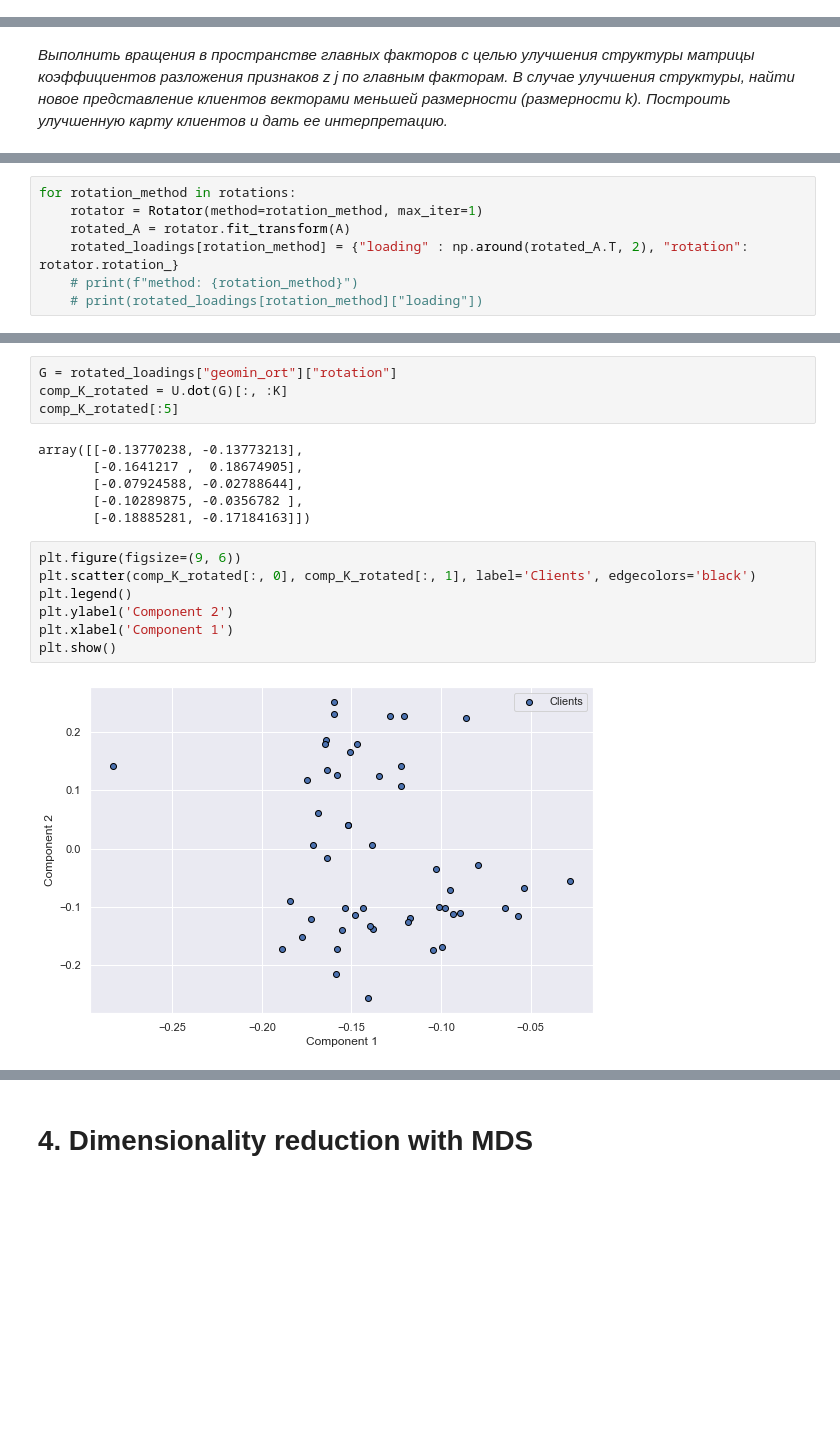
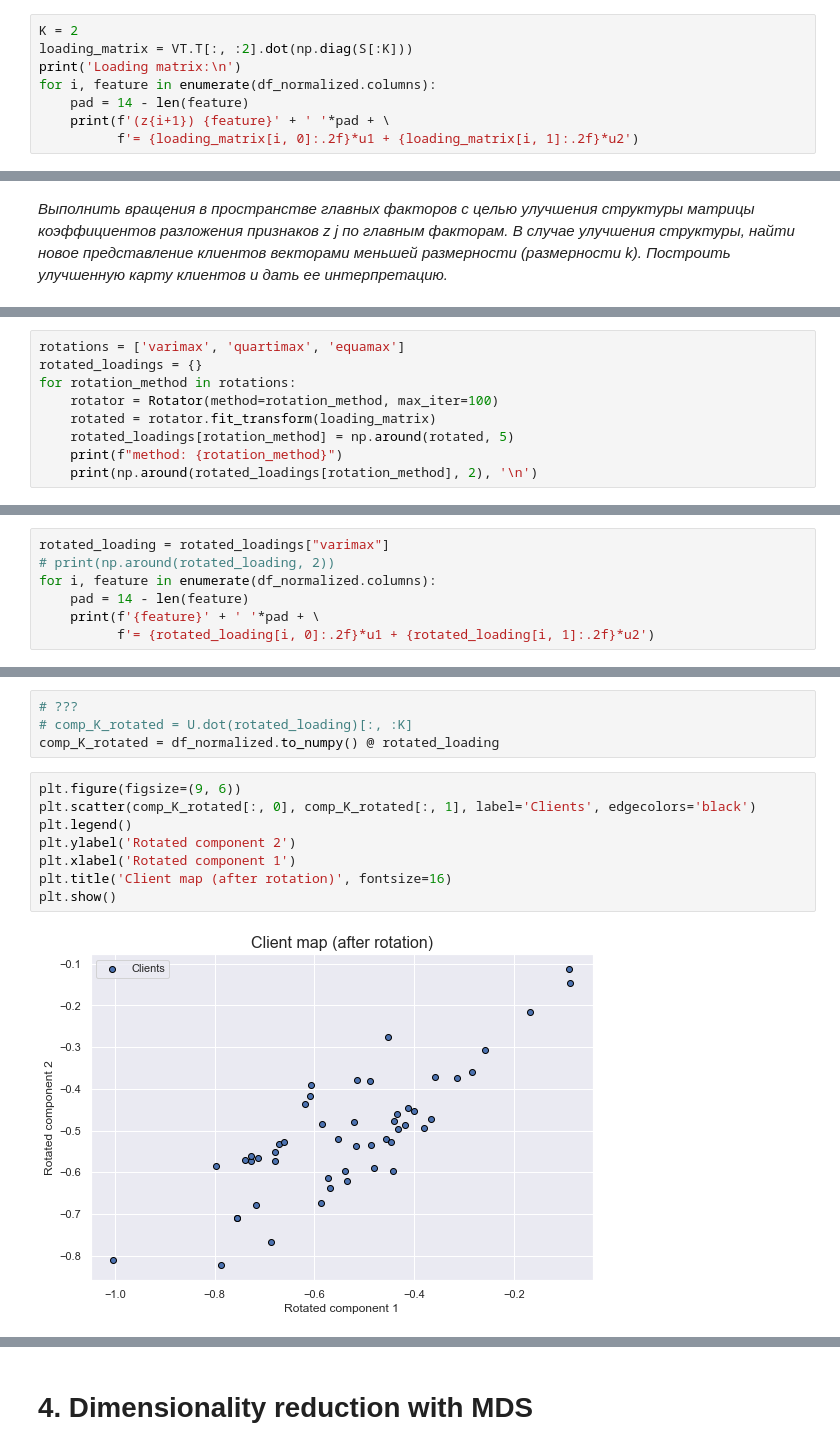
Before and after one commit to CodeSopranos/lab-2-data-analysis, a Jupyter notebook: lab2.ipynb, the cells around one changed output, grey strips where cells are left out. Drawn from its saved outputs; the diff is of its cells as text; blank space fills up the shorter version.

```diff
--- a/lab2.ipynb
+++ b/lab2.ipynb
@@ -384,0 +339,8 @@ array([['age'],
+# %%
+K = 2
+loading_matrix = VT.T[:, :2].dot(np.diag(S[:K]))
+print('Loading matrix:\n')
+for i, feature in enumerate(df_normalized.columns):
+    pad = 14 - len(feature)
+    print(f'(z{i+1}) {feature}' + ' '*pad + \
+          f'= {loading_matrix[i, 0]:.2f}*u1 + {loading_matrix[i, 1]:.2f}*u2')
@@ -420,7 +386,9 @@ rotated_loadings = {}
 # %%
+rotations = ['varimax', 'quartimax', 'equamax']
+rotated_loadings = {}
 for rotation_method in rotations:
-    rotator = Rotator(method=rotation_method, max_iter=1)
-    rotated_A = rotator.fit_transform(A)
-    rotated_loadings[rotation_method] = {"loading" : np.around(rotated_A.T, 2), "rotation": rotator.rotation_}
-    # print(f"method: {rotation_method}")
-    # print(rotated_loadings[rotation_method]["loading"])
+    rotator = Rotator(method=rotation_method, max_iter=100)
+    rotated = rotator.fit_transform(loading_matrix)
+    rotated_loadings[rotation_method] = np.around(rotated, 5)
+    print(f"method: {rotation_method}")
+    print(np.around(rotated_loadings[rotation_method], 2), '\n')
@@ -448,0 +413,7 @@ array([['age'],
+# %%
+rotated_loading = rotated_loadings["varimax"]
+# print(np.around(rotated_loading, 2))
+for i, feature in enumerate(df_normalized.columns):
+    pad = 14 - len(feature)
+    print(f'{feature}' + ' '*pad + \
+          f'= {rotated_loading[i, 0]:.2f}*u1 + {rotated_loading[i, 1]:.2f}*u2')
@@ -449,19 +440,14 @@ array([['age'],
 # %%
-G = rotated_loadings["geomin_ort"]["rotation"]
-comp_K_rotated = U.dot(G)[:, :K]
-comp_K_rotated[:5]
+# ???
+# comp_K_rotated = U.dot(rotated_loading)[:, :K]
+comp_K_rotated = df_normalized.to_numpy() @ rotated_loading
-# %% [output]
-array([[-0.13770238, -0.13773213],
-       [-0.1641217 ,  0.18674905],
-       [-0.07924588, -0.02788644],
-       [-0.10289875, -0.0356782 ],
-       [-0.18885281, -0.17184163]])
 # %%
 plt.figure(figsize=(9, 6))
 plt.scatter(comp_K_rotated[:, 0], comp_K_rotated[:, 1], label='Clients', edgecolors='black')
 plt.legend()
-plt.ylabel('Component 2')
-plt.xlabel('Component 1')
+plt.ylabel('Rotated component 2')
+plt.xlabel('Rotated component 1')
+plt.title('Client map (after rotation)', fontsize=16)
 plt.show()
 # %% [output]
-[figure, old version]
+[figure, new version]
```
Also changed, not shown: parts of 37 cells of this notebook.
